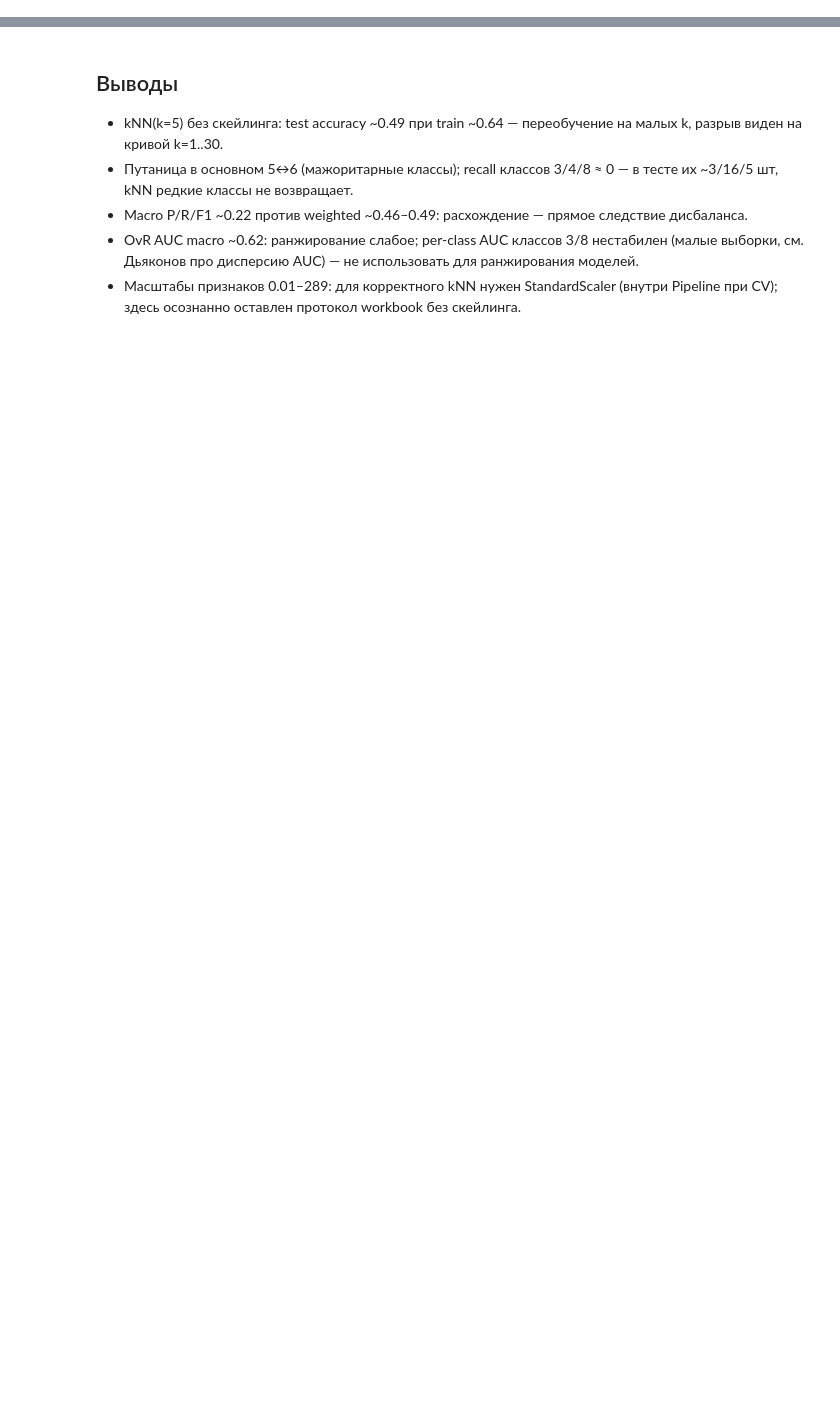
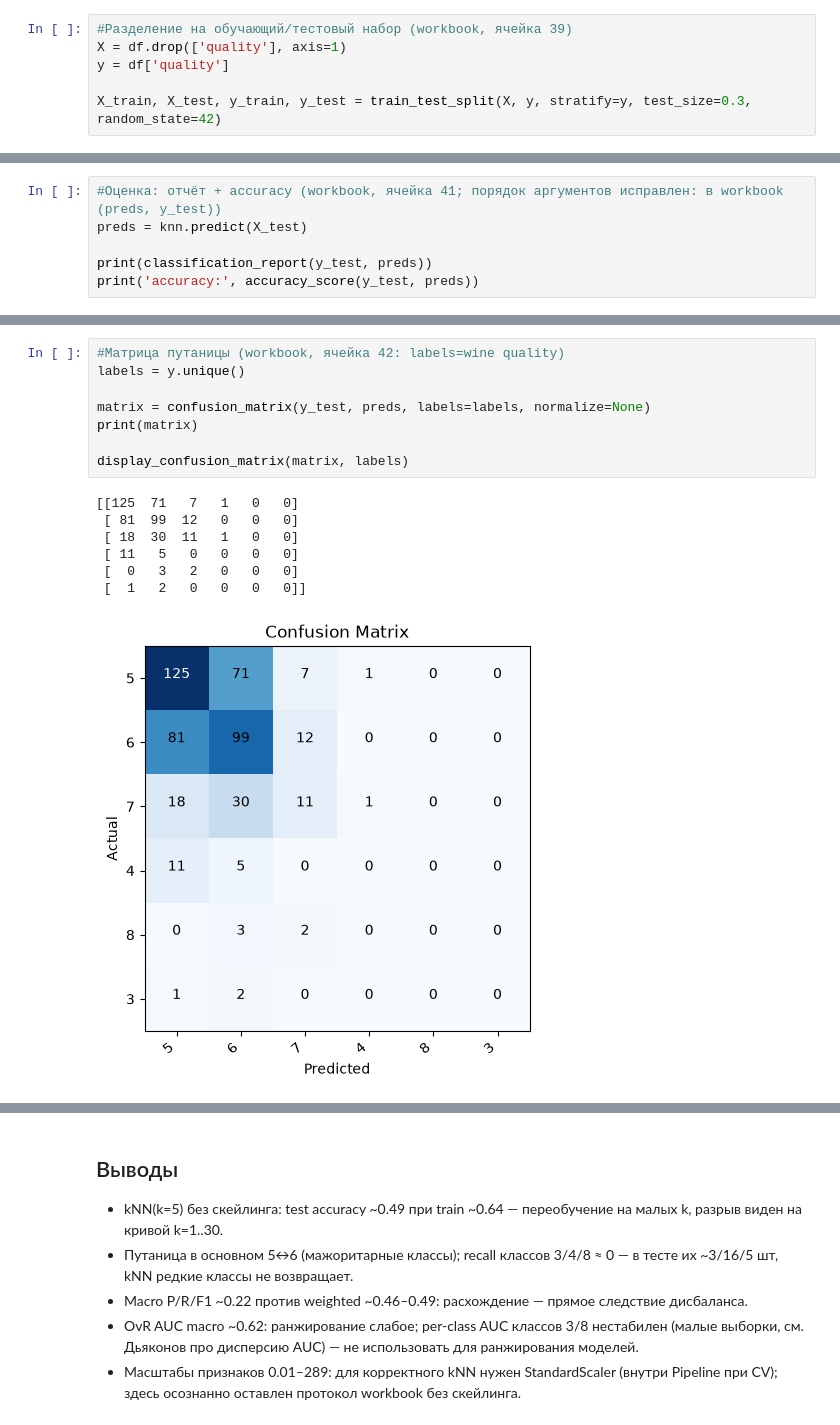
Before and after one commit to vladcheck/MIREA, a Jupyter notebook: 5C/AMODRPZ/tk5-6/wine_knn_solution.ipynb, the cells around one changed output, grey strips where cells are left out. Drawn from its saved outputs; the diff is of its cells as text; blank space fills up the shorter version.

```diff
--- a/5C/AMODRPZ/tk5-6/wine_knn_solution.ipynb
+++ b/5C/AMODRPZ/tk5-6/wine_knn_solution.ipynb
@@ -67,0 +109,6 @@ plt.title('Confusion matrix (k=5, test)'); plt.show()
+# %%
+#Разделение на обучающий/тестовый набор (workbook, ячейка 39)
+X = df.drop(['quality'], axis=1)
+y = df['quality']
+
+X_train, X_test, y_train, y_test = train_test_split(X, y, stratify=y, test_size=0.3, random_state=42)
@@ -67,0 +121,6 @@ plt.title('Confusion matrix (k=5, test)'); plt.show()
+# %%
+#Оценка: отчёт + accuracy (workbook, ячейка 41; порядок аргументов исправлен: в workbook (preds, y_test))
+preds = knn.predict(X_test)
+
+print(classification_report(y_test, preds))
+print('accuracy:', accuracy_score(y_test, preds))
@@ -67,0 +142,16 @@ plt.title('Confusion matrix (k=5, test)'); plt.show()
+# %%
+#Матрица путаницы (workbook, ячейка 42: labels=wine quality)
+labels = y.unique()
+
+matrix = confusion_matrix(y_test, preds, labels=labels, normalize=None)
+print(matrix)
+
+display_confusion_matrix(matrix, labels)
+# %% [output]
+[[125  71   7   1   0   0]
+ [ 81  99  12   0   0   0]
+ [ 18  30  11   1   0   0]
+ [ 11   5   0   0   0   0]
+ [  0   3   2   0   0   0]
+ [  1   2   0   0   0   0]]
+[figure, added]
```
Also changed, not shown: parts of 15 cells of this notebook, 1 other file.
